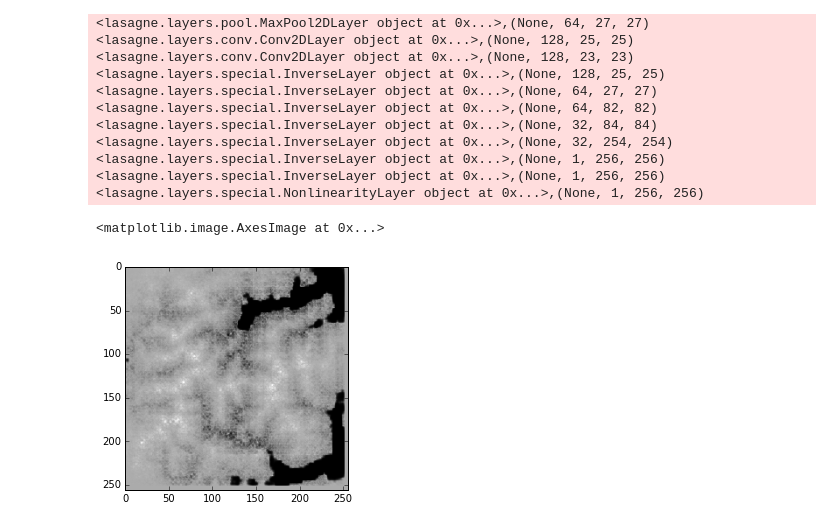
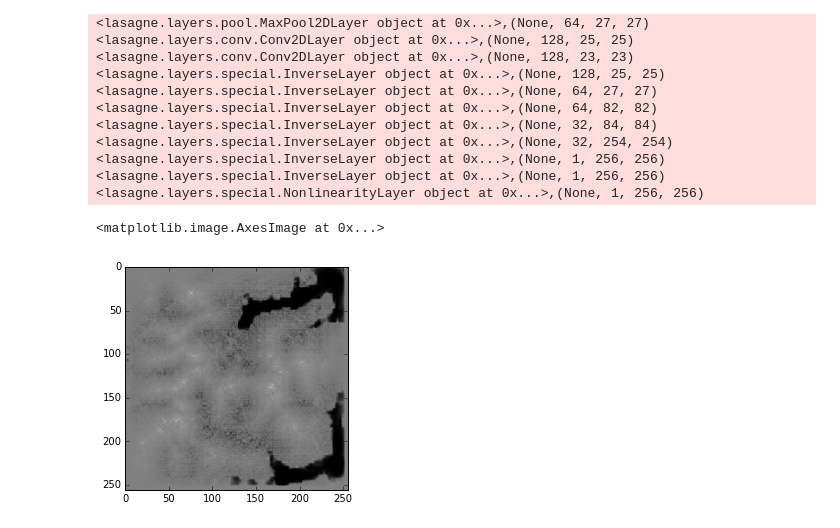
Before and after one commit to christopher-beckham/msc, a Jupyter notebook: experiments/heightmaps/visualise_model.ipynb, the cells around one changed output. Drawn from its saved outputs; the diff is of its cells as text; code cells hidden in the pictures.

```diff
--- a/experiments/heightmaps/visualise_model.ipynb
+++ b/experiments/heightmaps/visualise_model.ipynb
@@ -60,7 +60,7 @@ with open("model.pkl") as f:
 X = T.tensor4('X')
 out_fn = theano.function([X], get_output(net_out, X))
 # %%
-plt.imshow( out_fn(dat[0:1])[0][0], cmap="gray" )
+plt.imshow( out_fn(dat[0:1])[0][0], cmap="gray", vmin=0, vmax=1 )
 # %% [output]
 <matplotlib.image.AxesImage at 0x...>
-[figure, old version]
+[figure, new version]
```
Also changed, not shown: parts of 1 cell of this notebook, 1 other file.
